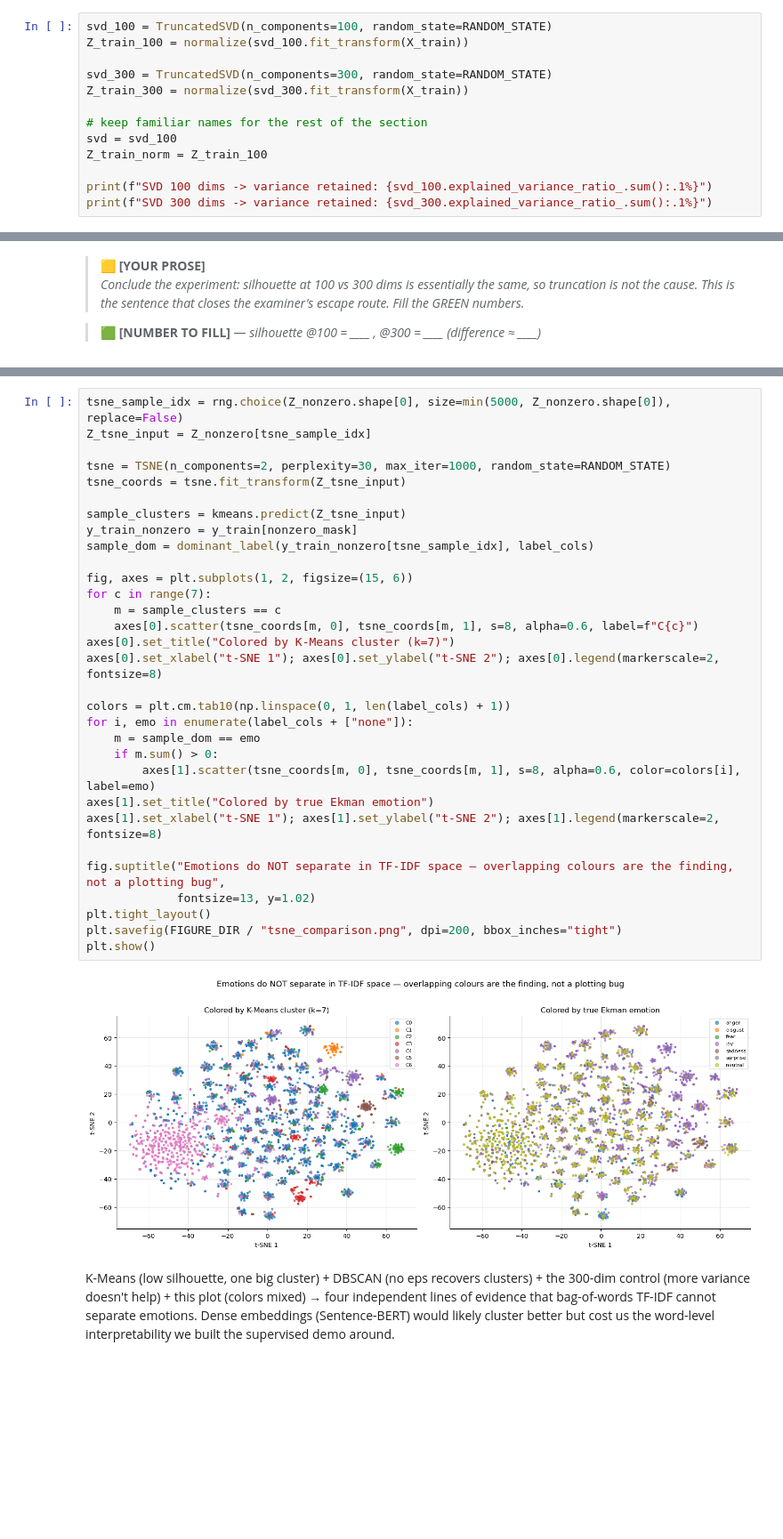
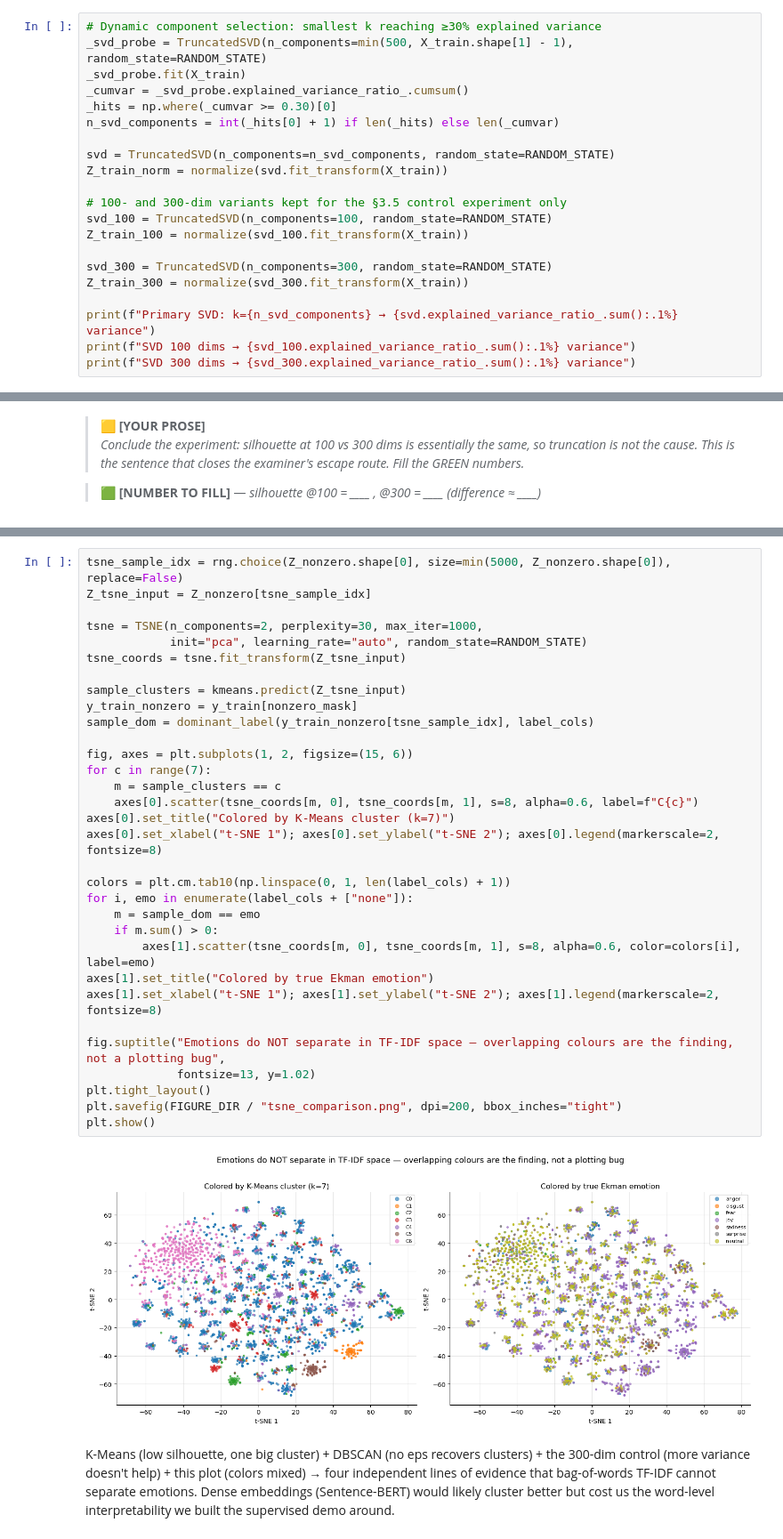
Before and after one commit to fammad/EmotionRadar, a Jupyter notebook: notebooks/Final Code_reordered.ipynb, the cells around one changed output, grey strips where cells are left out. Shown at 89% size. Saved outputs shown, nothing was run; the diff lists cells and outputs as text; blank space fills up the shorter version.

```diff
--- a/notebooks/Final Code_reordered.ipynb
+++ b/notebooks/Final Code_reordered.ipynb
@@ -250,13 +252,21 @@ Our clustering does **not** produce clean, well-separated clusters — and that
 # %%
+# Dynamic component selection: smallest k reaching ≥30% explained variance
+_svd_probe = TruncatedSVD(n_components=min(500, X_train.shape[1] - 1), random_state=RANDOM_STATE)
+_svd_probe.fit(X_train)
+_cumvar = _svd_probe.explained_variance_ratio_.cumsum()
+_hits = np.where(_cumvar >= 0.30)[0]
+n_svd_components = int(_hits[0] + 1) if len(_hits) else len(_cumvar)
+
+svd = TruncatedSVD(n_components=n_svd_components, random_state=RANDOM_STATE)
+Z_train_norm = normalize(svd.fit_transform(X_train))
+
+# 100- and 300-dim variants kept for the §3.5 control experiment only
 svd_100 = TruncatedSVD(n_components=100, random_state=RANDOM_STATE)
 Z_train_100 = normalize(svd_100.fit_transform(X_train))
 
 svd_300 = TruncatedSVD(n_components=300, random_state=RANDOM_STATE)
 Z_train_300 = normalize(svd_300.fit_transform(X_train))
 
-# keep familiar names for the rest of the section
-svd = svd_100
-Z_train_norm = Z_train_100
-
-print(f"SVD 100 dims -> variance retained: {svd_100.explained_variance_ratio_.sum():.1%}")
-print(f"SVD 300 dims -> variance retained: {svd_300.explained_variance_ratio_.sum():.1%}")
+print(f"Primary SVD: k={n_svd_components} → {svd.explained_variance_ratio_.sum():.1%} variance")
+print(f"SVD 100 dims → {svd_100.explained_variance_ratio_.sum():.1%} variance")
+print(f"SVD 300 dims → {svd_300.explained_variance_ratio_.sum():.1%} variance")
@@ -423,35 +436,36 @@ is a uniform mix of colors, that visually confirms emotions don't separate in th
 tsne_sample_idx = rng.choice(Z_nonzero.shape[0], size=min(5000, Z_nonzero.shape[0]), replace=False)
 Z_tsne_input = Z_nonzero[tsne_sample_idx]
 
-tsne = TSNE(n_components=2, perplexity=30, max_iter=1000, random_state=RANDOM_STATE)
+tsne = TSNE(n_components=2, perplexity=30, max_iter=1000,
+            init="pca", learning_rate="auto", random_state=RANDOM_STATE)
 tsne_coords = tsne.fit_transform(Z_tsne_input)
 
 sample_clusters = kmeans.predict(Z_tsne_input)
 y_train_nonzero = y_train[nonzero_mask]
 sample_dom = dominant_label(y_train_nonzero[tsne_sample_idx], label_cols)
 
 fig, axes = plt.subplots(1, 2, figsize=(15, 6))
 for c in range(7):
     m = sample_clusters == c
     axes[0].scatter(tsne_coords[m, 0], tsne_coords[m, 1], s=8, alpha=0.6, label=f"C{c}")
 axes[0].set_title("Colored by K-Means cluster (k=7)")
 axes[0].set_xlabel("t-SNE 1"); axes[0].set_ylabel("t-SNE 2"); axes[0].legend(markerscale=2, fontsize=8)
 
 colors = plt.cm.tab10(np.linspace(0, 1, len(label_cols) + 1))
 for i, emo in enumerate(label_cols + ["none"]):
     m = sample_dom == emo
     if m.sum() > 0:
         axes[1].scatter(tsne_coords[m, 0], tsne_coords[m, 1], s=8, alpha=0.6, color=colors[i], label=emo)
 axes[1].set_title("Colored by true Ekman emotion")
 axes[1].set_xlabel("t-SNE 1"); axes[1].set_ylabel("t-SNE 2"); axes[1].legend(markerscale=2, fontsize=8)
 
 fig.suptitle("Emotions do NOT separate in TF-IDF space — overlapping colours are the finding, not a plotting bug",
              fontsize=13, y=1.02)
 plt.tight_layout()
 plt.savefig(FIGURE_DIR / "tsne_comparison.png", dpi=200, bbox_inches="tight")
 plt.show()
 # %% [output]
-[figure, old version]
+[figure, new version]
 # %% [markdown]
 K-Means (low silhouette, one big cluster) + DBSCAN (no eps recovers clusters) + the 300-dim control (more variance doesn't help) + this plot (colors mixed) → four independent lines of evidence that bag-of-words TF-IDF cannot separate emotions. Dense embeddings (Sentence-BERT) would likely cluster better but cost us the word-level interpretability we built the supervised demo around.
 # %% [markdown]
```
Also changed, not shown: parts of 7 cells of this notebook, 6 other files.
